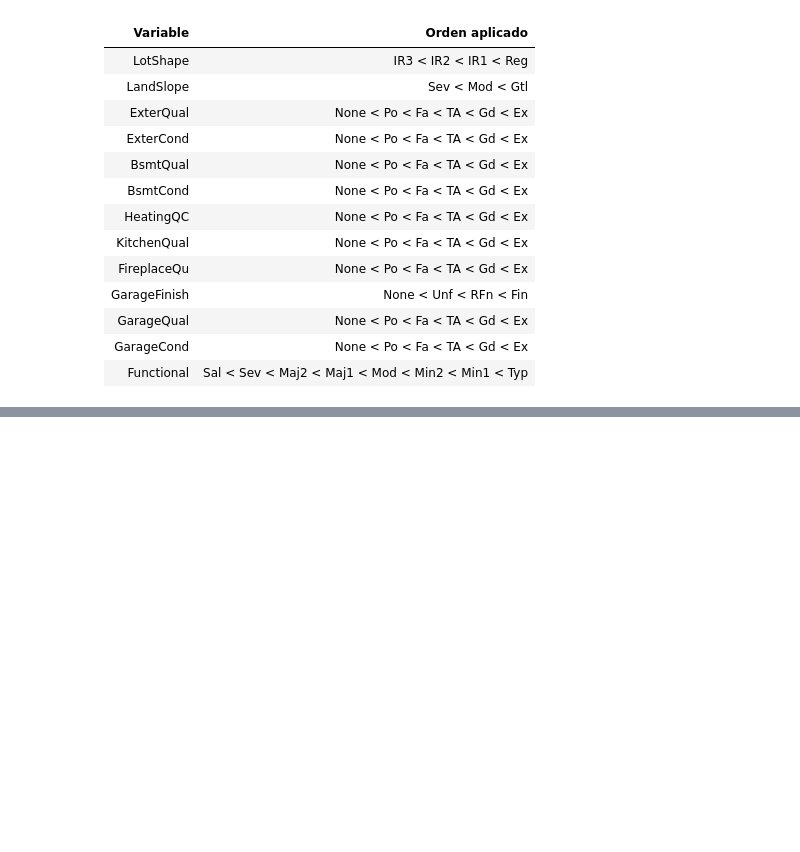
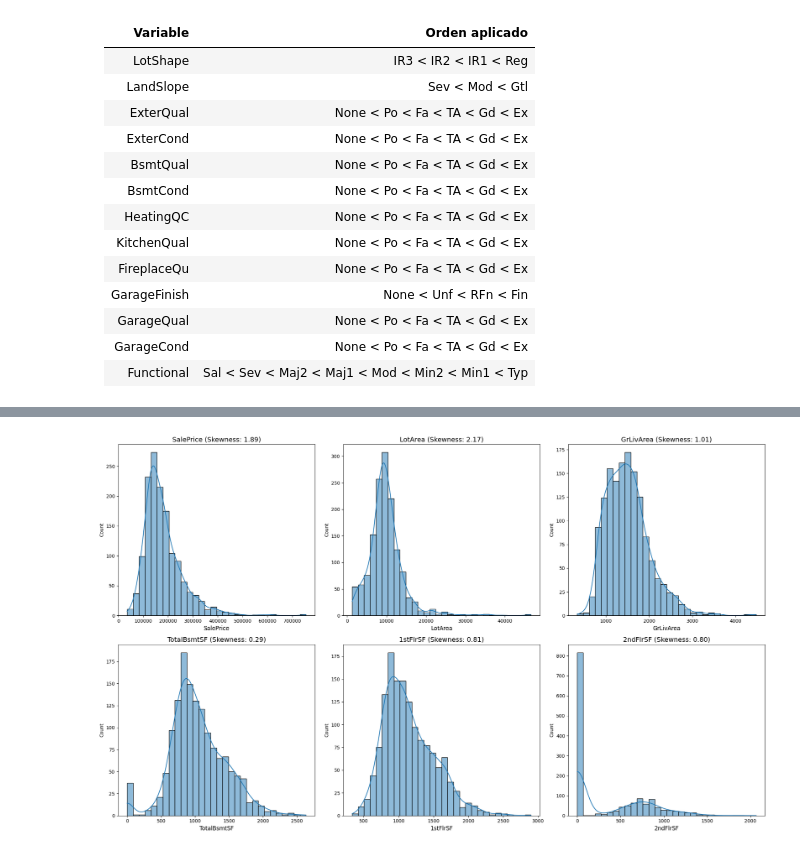
Before and after one commit to paulairazoqui/Home-data-for-ML-course, a Jupyter notebook: EDA y ETL.ipynb, the cells around one changed output, grey strips where cells are left out. Drawn from its saved outputs; the diff is of its cells as text; code cells hidden in the pictures; blank space fills up the shorter version.

```diff
--- a/EDA y ETL.ipynb
+++ b/EDA y ETL.ipynb
@@ -1196,0 +1232,16 @@ Se generó un nuevo dataset `train_encoded` con todas las variables ordinales co
+# %%
+# Definir columnas para One-Hot Encoding
+one_hot_cols = [
+    'MSZoning', 'Street', 'LandContour', 'LotConfig', 'Neighborhood',
+    'Condition1', 'Condition2', 'BldgType', 'HouseStyle', 'RoofStyle',
+    'RoofMatl', 'Exterior1st', 'Exterior2nd', 'MasVnrType', 'Foundation',
+    'BsmtExposure', 'BsmtFinType1', 'BsmtFinType2', 'Heating', 'CentralAir',
+    'Electrical', 'GarageType', 'PavedDrive', 'SaleType', 'SaleCondition',
+    'Zoning_Neighborhood'
+]
+
+# Aplicar One-Hot Encoding
+train_encoded = pd.get_dummies(train_encoded, columns=one_hot_cols, drop_first=True)
+
+# Confirmar dimensiones
+print(f"✅ One-Hot Encoding aplicado exitosamente. Nueva forma del dataset: {train_encoded.shape}")
@@ -1196,0 +1272,21 @@ Se generó un nuevo dataset `train_encoded` con todas las variables ordinales co
+# %%
+import matplotlib.pyplot as plt
+import seaborn as sns
+from scipy.stats import skew
+
+# Variables que queremos analizar
+features_to_check = ['SalePrice', 'LotArea', 'GrLivArea', 'TotalBsmtSF', '1stFlrSF', '2ndFlrSF']
+
+plt.figure(figsize=(20, 12))
+
+for i, feature in enumerate(features_to_check, 1):
+    plt.subplot(2, 3, i)
+    sns.histplot(train_encoded[feature], kde=True, bins=30)
+    skew_value = skew(train_encoded[feature].dropna())
+    plt.title(f'{feature} (Skewness: {skew_value:.2f})', fontsize=14)
+    plt.xlabel(feature, fontsize=12)
+
+plt.tight_layout()
+plt.show()
+# %% [output]
+[figure, added]
```
Also changed, not shown: parts of 13 cells of this notebook, 1 other file.
